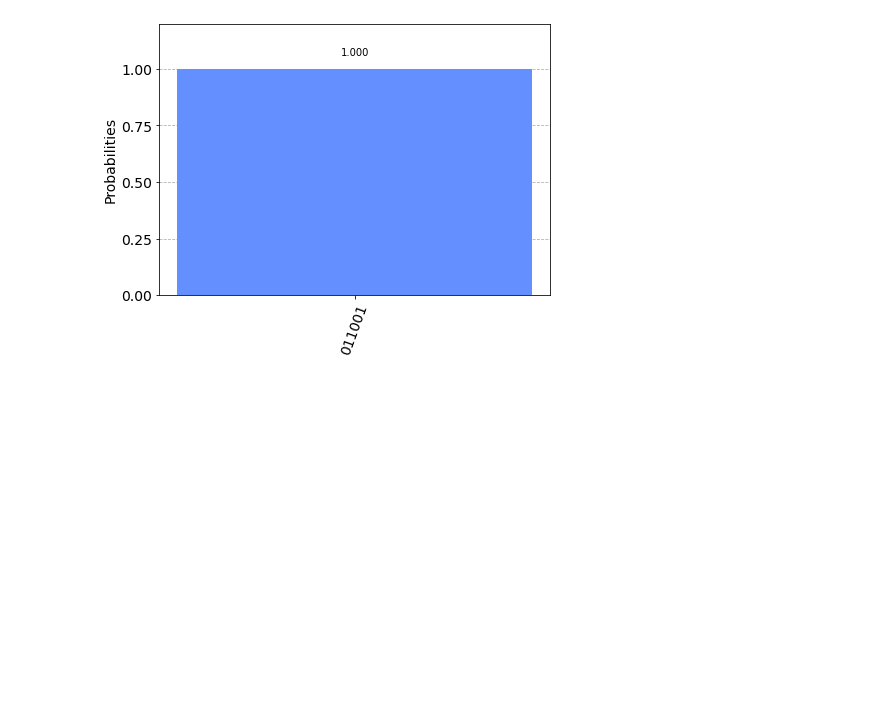
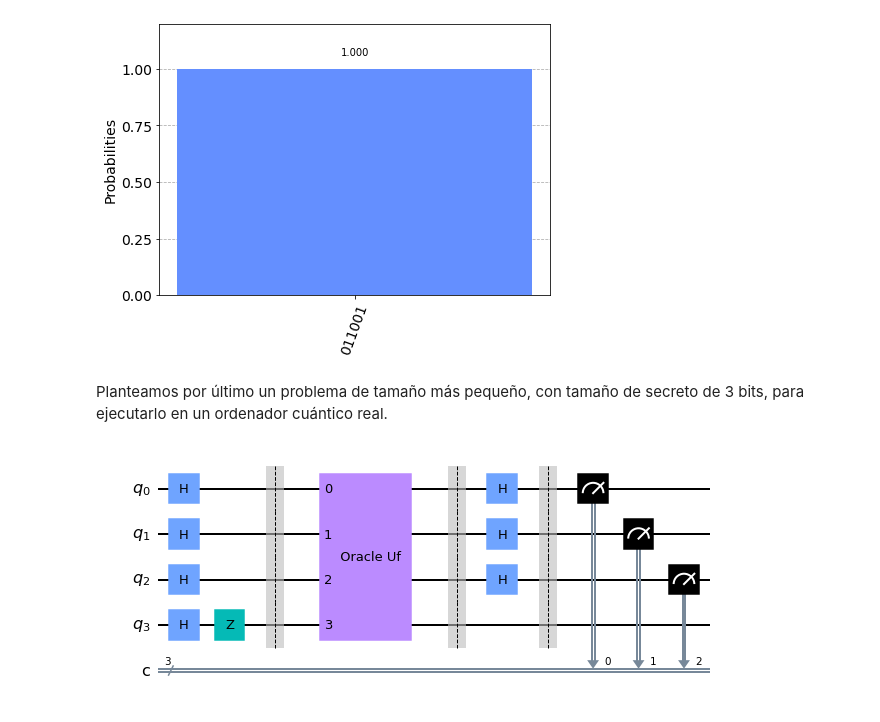
Before and after one commit to Ludvins/MCD_Practicas_PDGE, a Jupyter notebook: Cuantica/Bernstein-Vazirani_algorithm.ipynb, the cells around one changed output. Drawn from its saved outputs; the diff is of its cells as text; code cells hidden in the pictures; blank space fills up the shorter version.

Commit message:
Ejecuta B-V en ordenador cuántico real

```diff
--- a/Cuantica/Bernstein-Vazirani.ipynb
+++ b/Cuantica/Bernstein-Vazirani_algorithm.ipynb
@@ -155,3 +156,34 @@ counts = execute(circuit, backend, shots=1024).result().get_counts(circuit)
 plot_histogram(counts)
 # %% [output]
 [figure]
+# %% [markdown]
+Planteamos por último un problema de tamaño más pequeño, con tamaño de secreto de 3 bits, para ejecutarlo en un ordenador cuántico real.
+# %%
+n = 3
+s = '101'
+# %%
+circuit_uf = QuantumCircuit(n + 1, name = "  Oracle Uf  ")
+
+# Añadimos puertas CNOT
+s_inv = s[::-1]
+for i in range(n):
+    if s_inv[i] != '0':
+        circuit_uf.cnot(i, n)
+
+Uf = circuit_uf.to_instruction()
+# %%
+# Construimos un circuito con n+1 qubits
+q = QuantumRegister(n + 1, 'q')
+c = ClassicalRegister(n, 'c')
+circuit = QuantumCircuit(n + 1, n)
+circuit.h(q)
+circuit.z(q[n])
+circuit.barrier()
+circuit.append(Uf, range(n+1))
+circuit.barrier()
+circuit.h(q[0:n])
+circuit.barrier()
+circuit.measure(q[0:n], c[0:n])
+circuit.draw('mpl')
+# %% [output]
+[figure, added]
```
Also changed, not shown: parts of 4 cells of this notebook.
